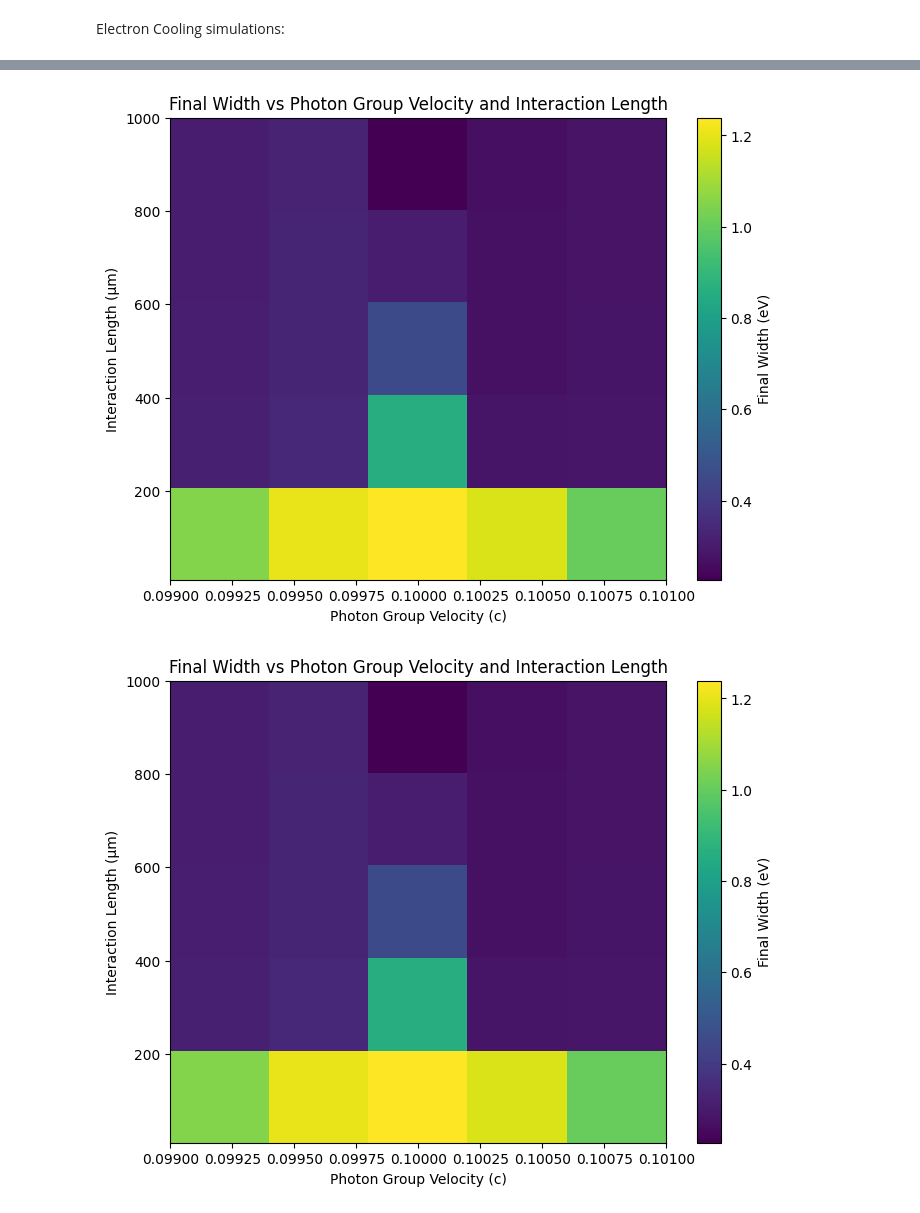
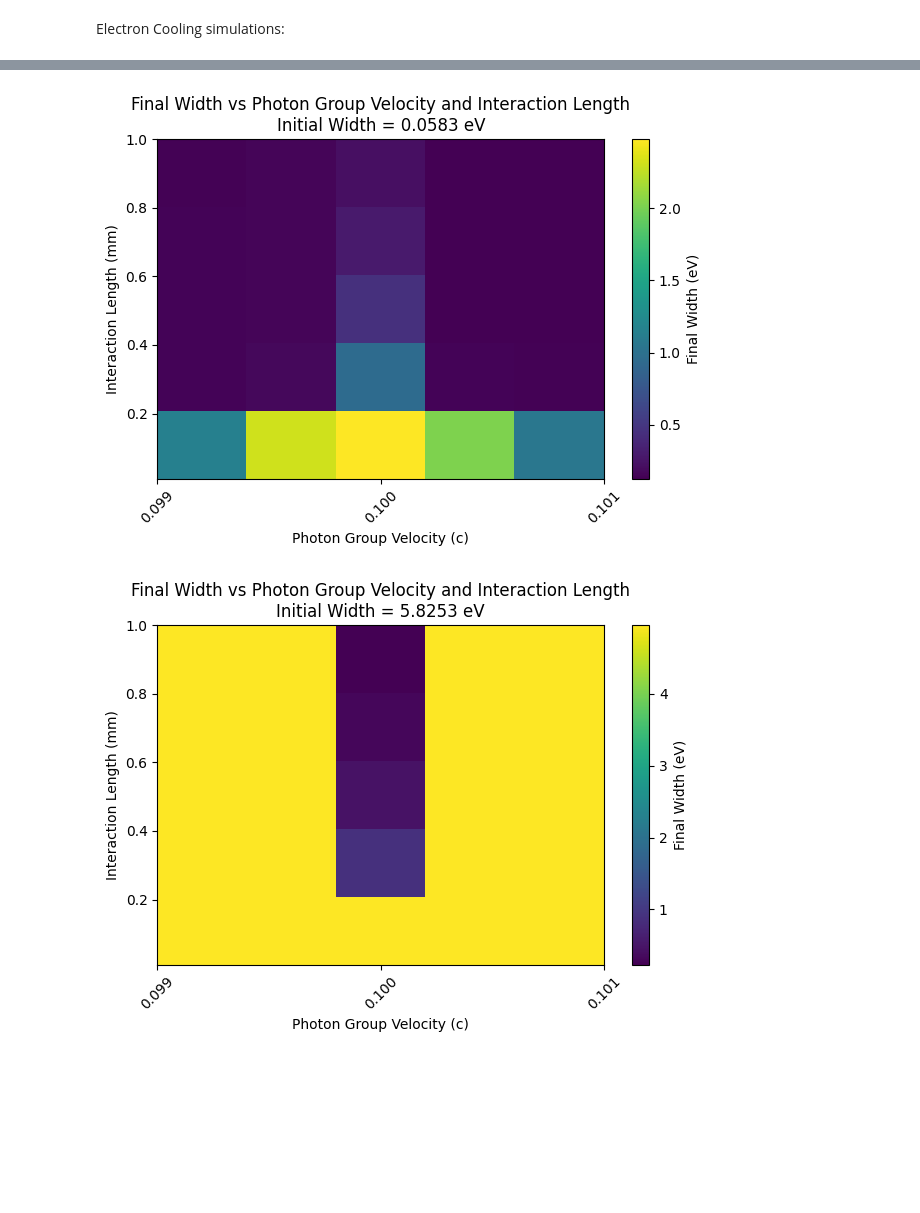
Before and after one commit to ShiranEv/ElectronCooling, a Jupyter notebook: simulations_dor.ipynb, the cells around one changed output, grey strips where cells are left out. Cells and saved outputs as stored; diff of their text form; code cells hidden in the pictures; blank space fills up the shorter version.

```diff
--- a/simulations_dor.ipynb
+++ b/simulations_dor.ipynb
@@ -11,7 +11,6 @@ def compute_FWHM(x, y):
         return 0.0
     return x[above[-1]] - x[above[0]]
 # %%
-# 1) Physical constants
 c    = 2.99792458e8        # m/s
 m    = 9.109383e-31        # kg
 e    = 1.60217662e-19      # C
@@ -22,9 +21,9 @@ E0     = 0.5 * m * v0**2                        # central electron energy (J)
 
 lambda0 = 500e-9                                # central wavelength (m)
 omega0  = 2 * np.pi * c / lambda0               # central angular frequency (rad/s)
-v_g     = v0                                    # photon group velocity (m/s)
+v_g     = v0                 # photon group velocity (m/s)
 
-deltaE = 0.05 * hbar * omega0                   # energy spread (J)
+deltaE = 0.1 * hbar * omega0                    # energy spread (J)
 
 k0     = np.sqrt(2 * m * E0) / hbar             # central momentum (1/m)
 k0_m_hw     = np.sqrt(2 * m * (E0-hbar *omega0)) / hbar
@@ -75,6 +74,7 @@ rho_i = np.exp(-δE_f**2/2/deltaE**2)/ np.sqrt(2*np.pi*deltaE**2)  # Initial sta
 initial_width = compute_FWHM(E_f, rho_i)/e  # Initial width in eV
 final_width = compute_FWHM(E_f, rho_f)/e  # Final width in eV
 
+
 plt.figure()
 plt.plot(E_f/e, rho_i, label="initial width= {:.4f} eV".format(initial_width))
 plt.plot(E_f/e, rho_f, label="final width= {:.4f} eV".format(final_width))
@@ -91,7 +91,7 @@ v_g_num = 41  # Number of group velocities to test
 v_g_vec = np.linspace(0.099, 0.101, v_g_num) * c
 widths_vg = []
 for v_g_test in v_g_vec:
-    rho_f = np.sum((1/np.sqrt(2*np.pi*deltaE**2)) * np.exp(-(δE_f_grid + hbar*δω_grid)**2 / (2 * deltaE**2)) *
+    rho_f = np.sum((e**2 * hbar * L_int**2 / (2*(δω_grid+omega0)*m**2))*(1/np.sqrt(2*np.pi*deltaE**2)) * np.exp(-(δE_f_grid + hbar*δω_grid)**2 / (2 * deltaE**2)) *
                    (np.sinc((k(E0 + δE_f_grid + hbar*δω_grid) - k(E0 + δE_f_grid - hbar*omega0) - (q0 + (δω_grid/ v_g_test) + 0.5 * recoil * δω_grid**2)) * L_int / 2 / np.pi))**2, axis=1) * dω
     rho_f /= np.sum(rho_f * dE)  # Normalize the final state probability density
     widths_vg.append(compute_FWHM(E_f, rho_f) / e)  # Store final width in eV
@@ -111,6 +111,8 @@ plt.show()
 # Simple Width vs. Interaction Length Scan
 L_num = 11  # Number of interaction lengths to test
 L_int_vec = np.linspace(0.00001, 0.001, L_num)  # m
+L_int_vec = np.logspace(np.log10(L_critical*0.001), np.log10(100*L_critical), L_num)  # m - CHANGED TO LOG SCALE
+
 widths_L = []
 for L_int_test in L_int_vec:
     rho_f = np.sum((1/np.sqrt(2*np.pi*deltaE**2))*np.exp(-(δE_f_grid + hbar*δω_grid)**2/2/deltaE**2)*(np.sinc(Delta_PM*(L_int_test/2)/np.pi))**2,axis = 1)*dω
@@ -121,6 +123,7 @@ plt.figure()
 plt.plot(L_int_vec*1000, widths_L,'.')
 plt.plot(L_int_vec*1000, [initial_width]*L_num, label=f'Initial width = {initial_width:.4f} eV')
 plt.xlabel('Interaction Length (mm)')
+plt.xscale('log')
 plt.ylabel('Final Width (eV)')
 plt.title(f"Final Width vs. Interaction Length with v_g={v_g/c:.3f} c")
 plt.legend()
@@ -130,7 +146,7 @@ NameError: name 'np' is not defined
 # %%
 # 2D plot of widths vs v_g and L_int
-L_num = 5  # Number of interaction lengths to test
-v_g_num = 5  # Number of group velocities to test
+L_num = 11  # Number of interaction lengths to test
+v_g_num = 11  # Number of group velocities to test
 L_int_vec = np.linspace(0.00001, 0.001, L_num)  # m
 v_g_vec = np.linspace(0.099, 0.101, v_g_num) * c
 
@@ -151,5 +167,6 @@ plt.colorbar(label='Final Width (eV)')
 plt.xlabel('Photon Group Velocity (c)')
 plt.xticks(np.arange(0.099, 0.102, 0.001), rotation=45)
 plt.ylabel('Interaction Length (mm)')
+plt.title('Final Width vs Photon Group Velocity and Interaction Length, initial width = {:.4f} eV'.format(initial_width))
 plt.show()
 # %% [output]
@@ -157,35 +174,35 @@ plt.show()
 # %%
 # different initial widths:
 L_num = 5  # Number of interaction lengths to test
 v_g_num = 5  # Number of group velocities to test
 L_int_vec = np.linspace(0.00001, 0.001, L_num)  # m
-initial_widths_vec = [0.1*deltaE,10*deltaE] #eV
+initial_widths_vec = [0.1*initial_width,10*initial_width] #eV
 v_g_vec = np.linspace(0.099, 0.101, v_g_num) * c
 
-for initial_width in initial_widths_vec:
-    deltaE_test = initial_width * e  # Convert eV to J
+for initial_width_test in initial_widths_vec:
+    deltaE_test = initial_width_test * e  # Convert eV to J
     widths_2D = np.zeros((L_num, v_g_num))
     for i, L_int_test in enumerate(L_int_vec):
         for j, v_g_test in enumerate(v_g_vec):
-            rho_f = np.sum((1/np.sqrt(2*np.pi*deltaE**2)) * np.exp(-(δE_f_grid + hbar*δω_grid)**2 / (2 * deltaE**2)) *
+            rho_f = np.sum((1/np.sqrt(2*np.pi*deltaE_test**2)) * np.exp(-(δE_f_grid + hbar*δω_grid)**2 / (2 * deltaE_test**2)) *
                     (np.sinc((k(E0 + δE_f_grid + hbar*δω_grid) - k(E0 + δE_f_grid - hbar*omega0) - (q0 + (δω_grid/ v_g_test) + 0.5 * recoil * δω_grid**2)) * L_int_test / 2 / np.pi))**2, axis=1) * dω
             rho_f /= np.sum(rho_f * dE)  # Normalize the final state probability density
             widths_2D[i, j] = compute_FWHM(E_f, rho_f) / e  # Store final width in eV
 
     # create the 2D plot
     plt.figure()
     plt.imshow(widths_2D, extent=[v_g_vec.min()/c, v_g_vec.max()/c, L_int_vec.min()*1000, L_int_vec.max()*1000],
             origin='lower', aspect='auto', cmap='viridis')
     plt.colorbar(label='Final Width (eV)')
     plt.xlabel('Photon Group Velocity (c)')
     plt.xticks(np.arange(0.099, 0.102, 0.001), rotation=45)
     plt.ylabel('Interaction Length (mm)')
-    plt.title(f'Final Width vs Photon Group Velocity and Interaction Length\nInitial Width = {initial_width:.4f} eV')
+    plt.title(f'Final Width vs Photon Group Velocity and Interaction Length\nInitial Width = {initial_width_test:.4f} eV')
     plt.tight_layout()
     plt.show()
 # %% [output]
-[figure, old version]
+[figure, new version]
-[figure, old version]
+[figure, new version]
 # %%
 # log scale L_int 2D graph:
 L_num = 10  # Number of interaction lengths to test
```
Also changed, not shown: parts of 6 cells of this notebook.
